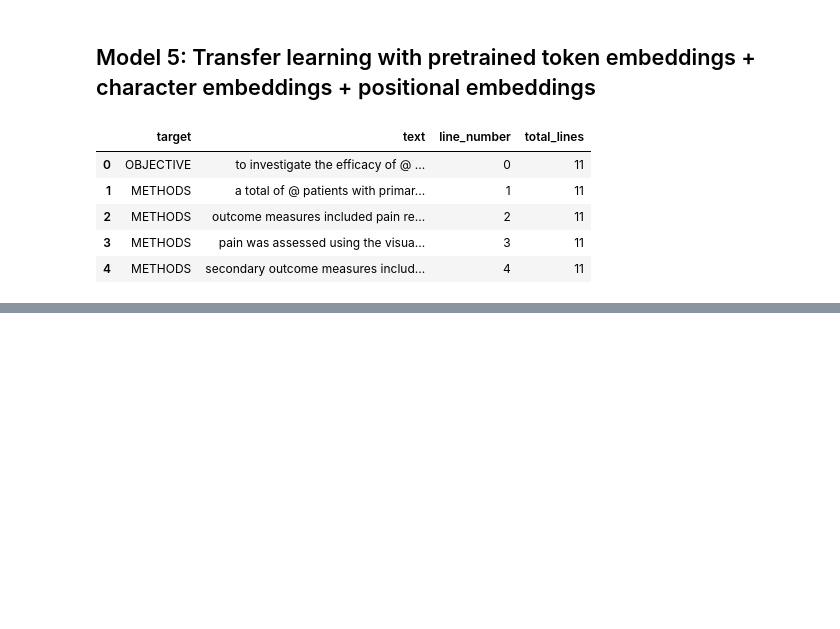
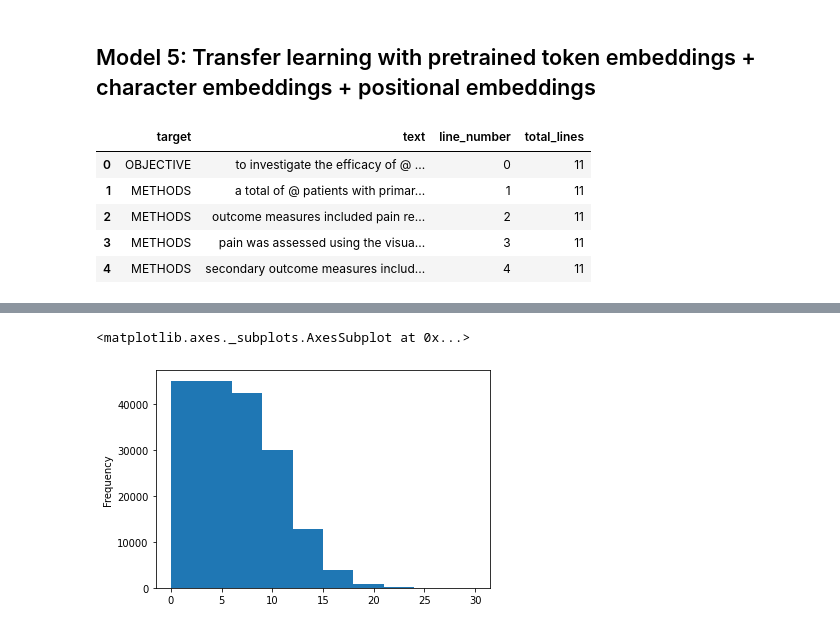
Before and after one commit to schauppi/Udemy_TensorFlow_Developer, a Jupyter notebook: Abschnitt_9_SkimLit/09_SkimLit_nlp_milestone_project_2.ipynb, the cells around one changed output, grey strips where cells are left out. Saved outputs shown, nothing was run; the diff lists cells and outputs as text; code cells hidden in the pictures; blank space fills up the shorter version.

```diff
--- a/Abschnitt_9_SkimLit/09_SkimLit_nlp_milestone_project_2.ipynb
+++ b/Abschnitt_9_SkimLit/09_SkimLit_nlp_milestone_project_2.ipynb
@@ -1061,0 +1093,6 @@ train_df.head()
+# %%
+# Check the distribution of "line_number" column
+train_df.line_number.plot.hist()
+# %% [output]
+<matplotlib.axes._subplots.AxesSubplot at 0x...>
+[figure, added]
```
Also changed, not shown: parts of 50 cells of this notebook.
